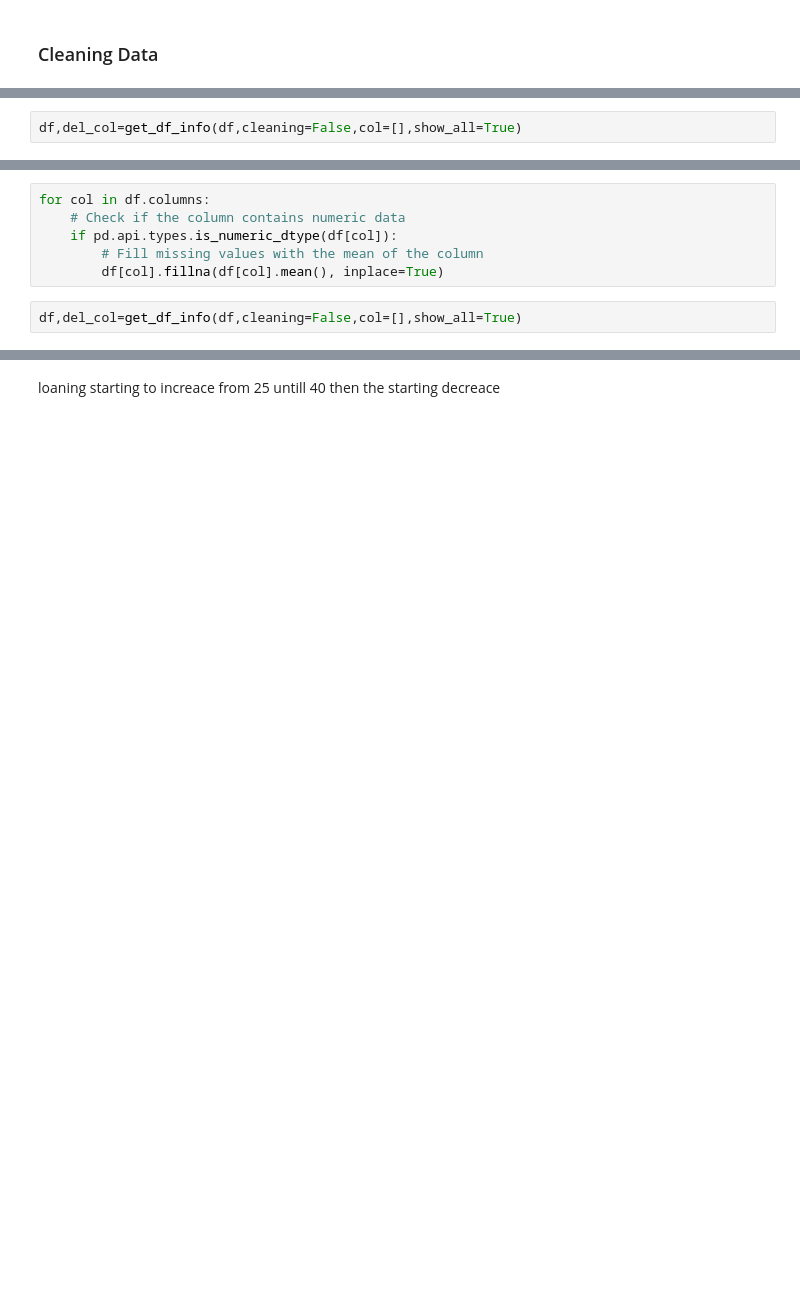
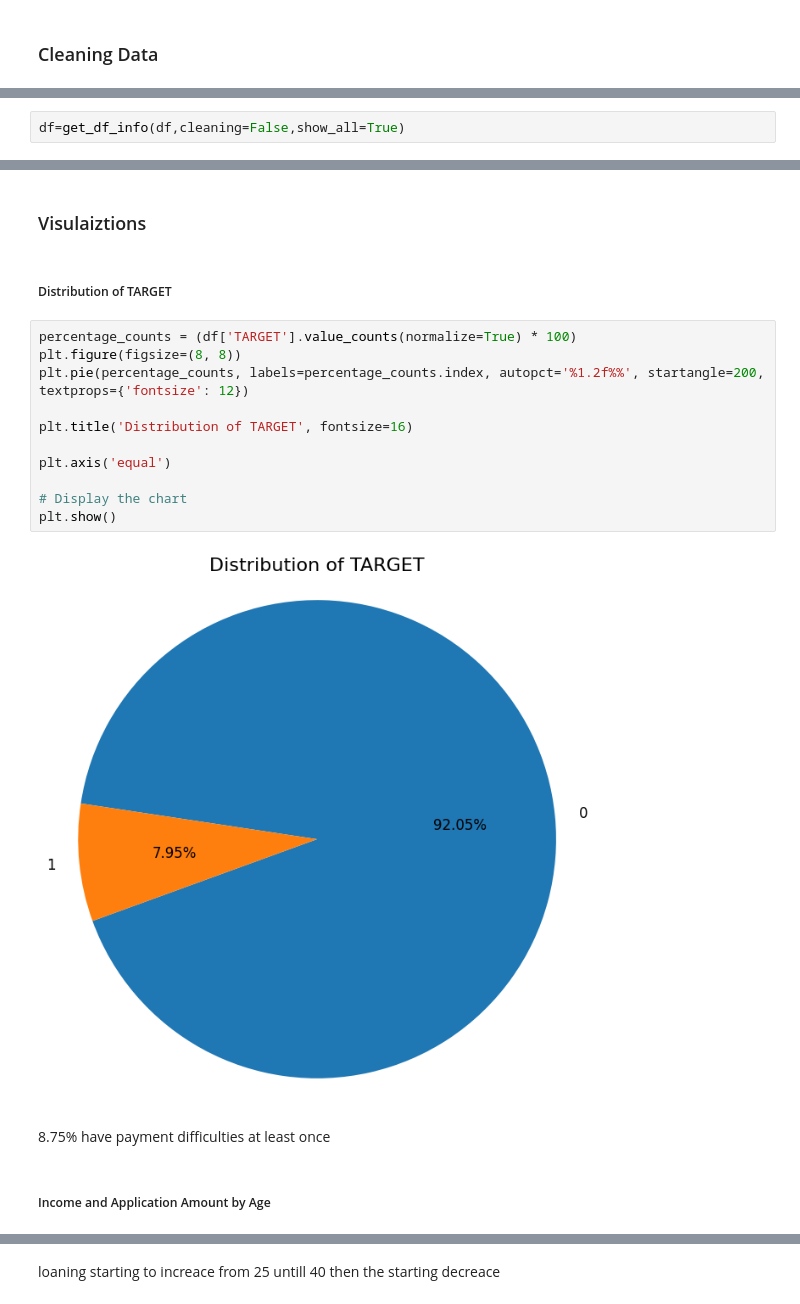
Before and after one commit to mahmoudbahaa755/Credit-Scores, a Jupyter notebook: loan-application-v2.ipynb, the cells around one changed output, grey strips where cells are left out. Saved outputs shown, nothing was run; the diff lists cells and outputs as text; blank space fills up the shorter version.

```diff
--- a/loan-application-v2.ipynb
+++ b/loan-application-v2.ipynb
@@ -575,2 +597,0 @@ null values: 0
-# %%
-df,del_col=get_df_info(df,cleaning=False,col=[],show_all=True)
@@ -595,8 +597,0 @@ AGE                            int64           0          0%                   4
-# %%
-for col in df.columns:
-    # Check if the column contains numeric data
-    if pd.api.types.is_numeric_dtype(df[col]):
-        # Fill missing values with the mean of the column
-        df[col].fillna(df[col].mean(), inplace=True)
-# %%
-df,del_col=get_df_info(df,cleaning=False,col=[],show_all=True)
@@ -682,0 +598,2 @@ plt.show()
+# %%
+df=get_df_info(df,cleaning=False,show_all=True)
@@ -682,0 +681,21 @@ plt.show()
+# %% [markdown]
+### Visulaiztions
+# %% [markdown]
+##### Distribution of TARGET
+# %%
+percentage_counts = (df['TARGET'].value_counts(normalize=True) * 100)
+plt.figure(figsize=(8, 8))
+plt.pie(percentage_counts, labels=percentage_counts.index, autopct='%1.2f%%', startangle=200, textprops={'fontsize': 12})
+
+plt.title('Distribution of TARGET', fontsize=16)
+
+plt.axis('equal')
+
+# Display the chart
+plt.show()
+# %% [output]
+[figure, added]
+# %% [markdown]
+8.75% have payment difficulties at least once
+# %% [markdown]
+##### Income and Application Amount by Age
```
Also changed, not shown: parts of 136 cells of this notebook.
